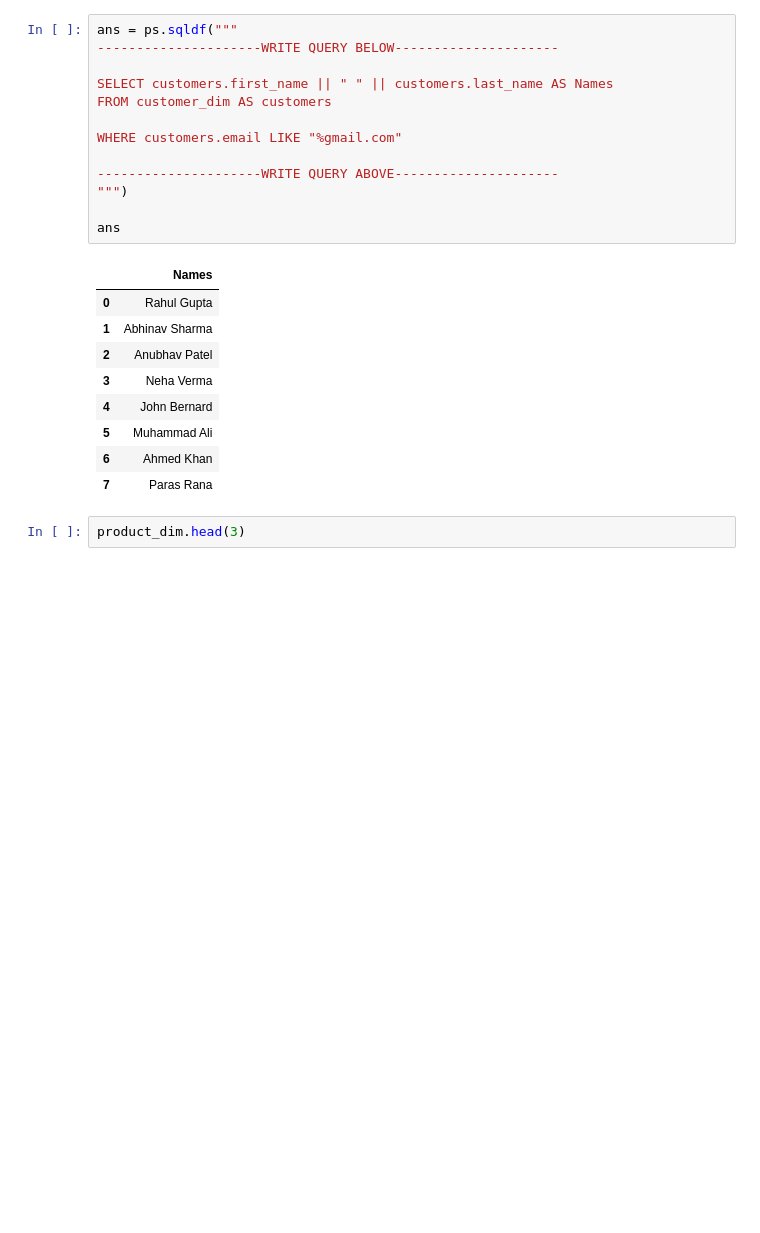
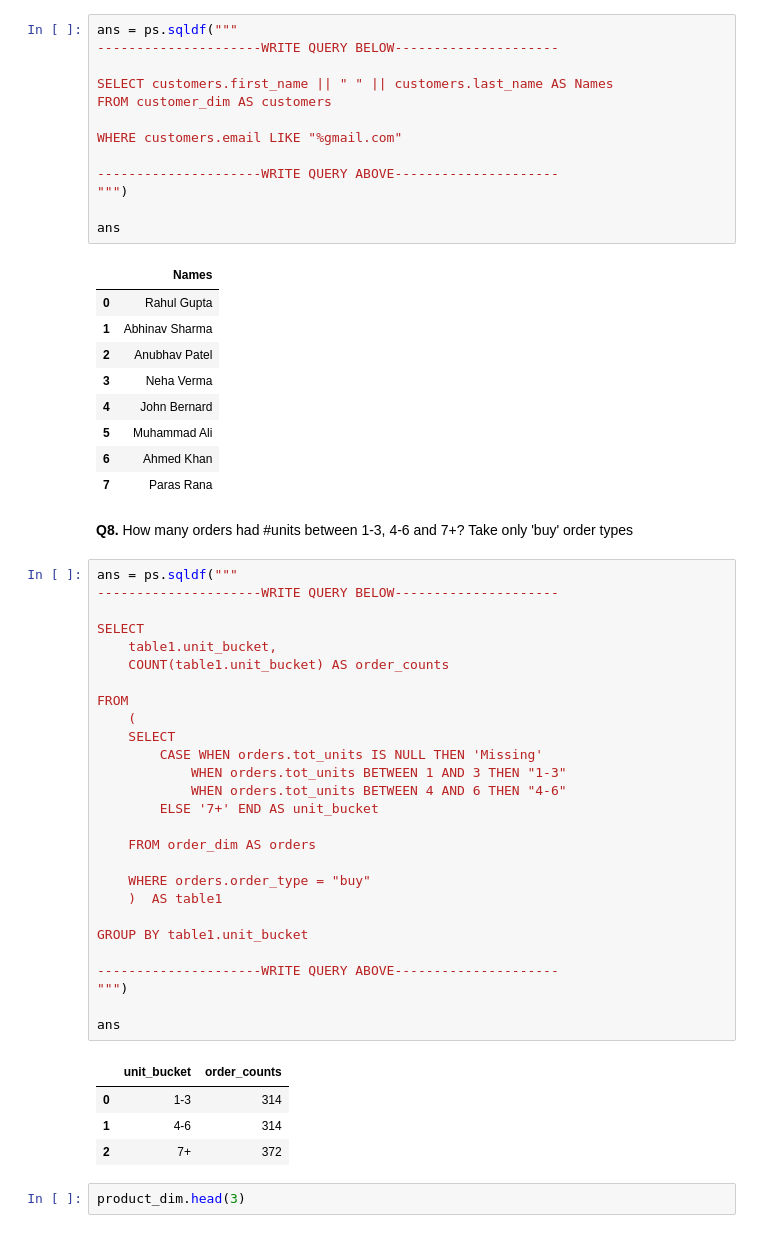
Before and after one commit to kumardev0614/SQL, a Jupyter notebook: Utsav Awasthi Youtube/SQL for Data Analytics - Practice Problems 1.ipynb, the cells around one changed output. Saved outputs shown, nothing was run; the diff lists cells and outputs as text; blank space fills up the shorter version.

Commit message:
first creative query

```diff
--- a/Utsav Awasthi Youtube/SQL for Data Analytics - Practice Problems 1.ipynb
+++ b/Utsav Awasthi Youtube/SQL for Data Analytics - Practice Problems 1.ipynb
@@ -295,6 +295,40 @@ ans
 | 5 | Muhammad Ali |
 | 6 | Ahmed Khan |
 | 7 | Paras Rana |
+# %% [markdown]
+<b>Q8.</b> How many orders had #units between 1-3, 4-6 and 7+? Take only 'buy' order types
+# %%
+ans = ps.sqldf("""
+---------------------WRITE QUERY BELOW---------------------
+
+SELECT
+    table1.unit_bucket,
+    COUNT(table1.unit_bucket) AS order_counts
+
+FROM
+    (
+    SELECT
+        CASE WHEN orders.tot_units IS NULL THEN 'Missing'
+            WHEN orders.tot_units BETWEEN 1 AND 3 THEN "1-3"
+            WHEN orders.tot_units BETWEEN 4 AND 6 THEN "4-6"
+        ELSE '7+' END AS unit_bucket
+
+    FROM order_dim AS orders
+
+    WHERE orders.order_type = "buy"
+    )  AS table1
+
+GROUP BY table1.unit_bucket
+
+---------------------WRITE QUERY ABOVE---------------------
+""")
+
+ans
+# %% [output]
+|  | unit_bucket | order_counts |
+| 0 | 1-3 | 314 |
+| 1 | 4-6 | 314 |
+| 2 | 7+ | 372 |
 # %%
 product_dim.head(3)
 # %% [output]
```
Also changed, not shown: parts of 3 cells of this notebook.
